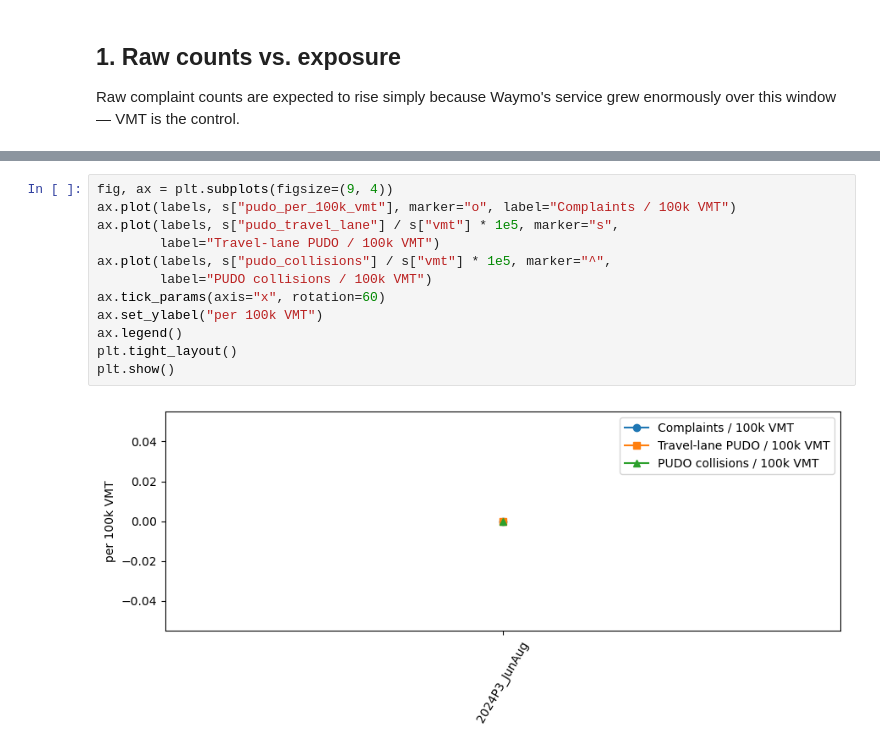
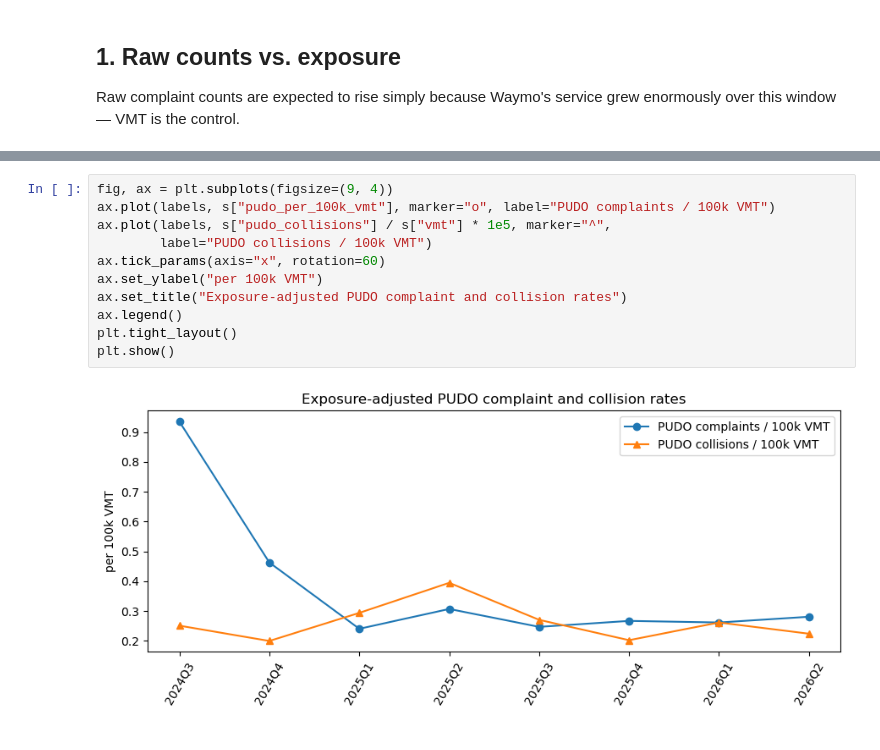
Before and after one commit to jonathanwilsonami/curbrisk-av, a Jupyter notebook: pudo-pipeline/notebooks/pudo_analysis.ipynb, the cells around one changed output, grey strips where cells are left out. Saved outputs shown, nothing was run; the diff lists cells and outputs as text.

```diff
--- a/pudo-pipeline/notebooks/pudo_analysis.ipynb
+++ b/pudo-pipeline/notebooks/pudo_analysis.ipynb
@@ -120,14 +221,13 @@ If the Poisson model is overdispersed (check: Pearson chi2 / df residuals >> 1 i
 # %%
 fig, ax = plt.subplots(figsize=(9, 4))
-ax.plot(labels, s["pudo_per_100k_vmt"], marker="o", label="Complaints / 100k VMT")
-ax.plot(labels, s["pudo_travel_lane"] / s["vmt"] * 1e5, marker="s",
-        label="Travel-lane PUDO / 100k VMT")
+ax.plot(labels, s["pudo_per_100k_vmt"], marker="o", label="PUDO complaints / 100k VMT")
 ax.plot(labels, s["pudo_collisions"] / s["vmt"] * 1e5, marker="^",
         label="PUDO collisions / 100k VMT")
 ax.tick_params(axis="x", rotation=60)
 ax.set_ylabel("per 100k VMT")
+ax.set_title("Exposure-adjusted PUDO complaint and collision rates")
 ax.legend()
 plt.tight_layout()
 plt.show()
 # %% [output]
-[figure, old version]
+[figure, new version]
```
Also changed, not shown: parts of 15 cells of this notebook, 7 other files.
